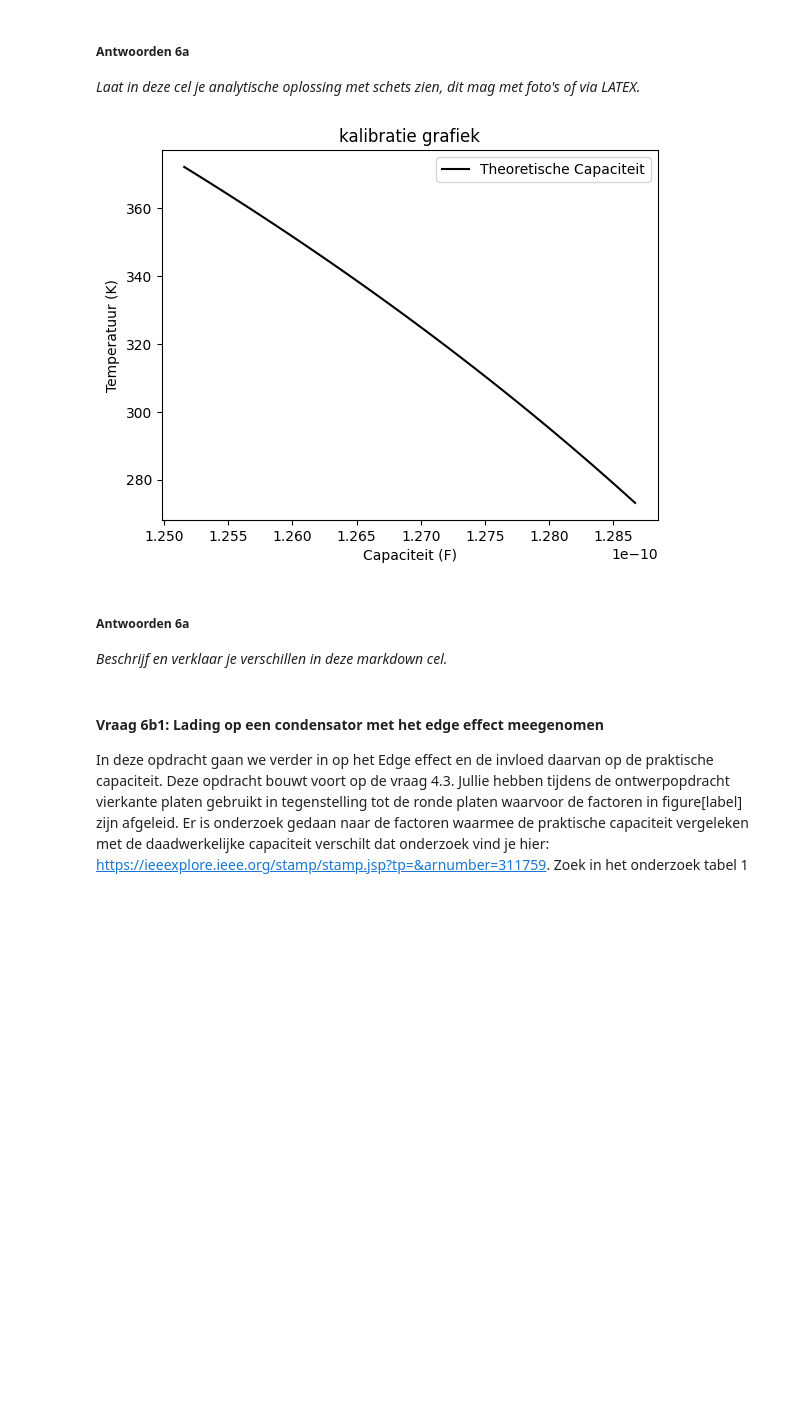
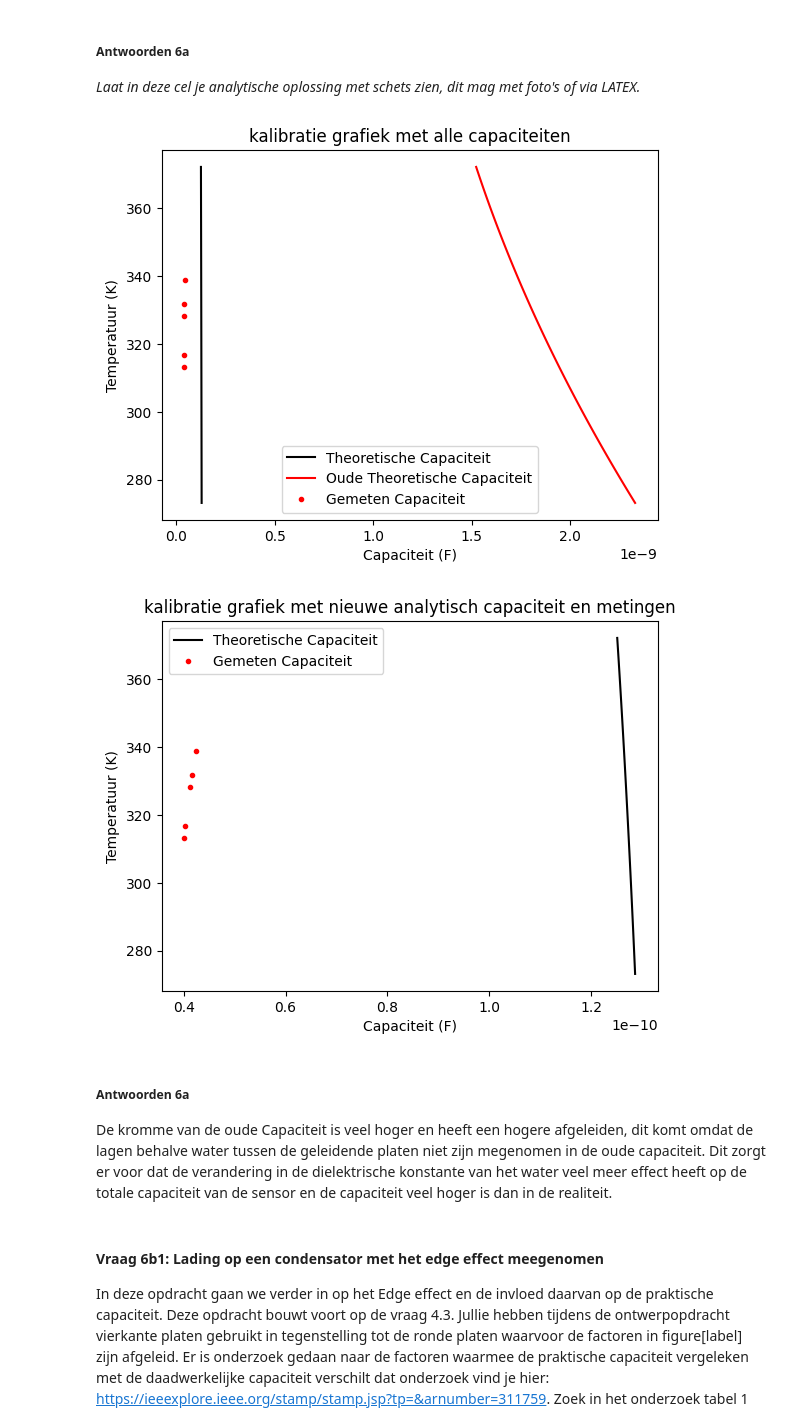
Before and after one commit to AAAGomperts/opdrachten-DEF-D, a Jupyter notebook: DigitaleOntwerpopdrachten/1CondensatorOpdracht/CondensatorOntwerpopdracht.ipynb, the cells around one changed output. Drawn from its saved outputs; the diff is of its cells as text; code cells hidden in the pictures; blank space fills up the shorter version.

```diff
--- a/DigitaleOntwerpopdrachten/1CondensatorOpdracht/CondensatorOntwerpopdracht.ipynb
+++ b/DigitaleOntwerpopdrachten/1CondensatorOpdracht/CondensatorOntwerpopdracht.ipynb
@@ -987,40 +987,57 @@ epsilon_water = epsilon_r_water_func(T) * epsilon0
 epsilon_zakje = 2.2*epsilon0
 epsilon_kurk = 20*epsilon0
 epsilon_lucht = epsilon_air
 
 A_tot = l*b
 A_kurk =  np.pi*r_kurk**2
 A_water = A_tot - 3*A_kurk
 
 C_water = vlakkeplaat(A_water, d_water, epsilon_water)
 C_zakje_water = vlakkeplaat(A_water, d_zakje, epsilon_zakje)
 C_zakje_kurk = vlakkeplaat(A_kurk, d_zakje, epsilon_zakje)
 C_lucht_water = vlakkeplaat(A_water, d_lucht, epsilon_lucht)
 C_lucht_kurk = vlakkeplaat(A_kurk, d_lucht, epsilon_lucht)
 C_kurk = vlakkeplaat(A_kurk, d_water, epsilon_kurk)
 
 C_tot_water = 1/(1/C_water + 2/C_zakje_water + 2/C_lucht_water)
 C_tot_kurk = 3/(1/C_kurk + 2/C_zakje_kurk + 2/C_lucht_kurk)
 C_tot = C_tot_kurk + C_tot_water
 
+def epsilon_water_oud(T): #deze functie is de functie die de epsilon ten opzichte van temperatuur bepaald voor water.
+    T = T - 273.15
+    epsilon = (87.740-0.40008*T + 9.398e-4*T**2)*epsilon0
+    return epsilon
+
+C_analytisch_oud = vlakkeplaat(A_tot, d_water, epsilon_water_oud(T))
+
 gemeten_C = np.array([42.5,41.6,41.3,40.3,40.1]) * 10**-12
 gemeten_T = np.array([65.6,58.7,55,43.6,40]) + 273.15
 
 ### Maak hier je plot
 plt.figure()
-plt.title("kalibratie grafiek")
+plt.title("kalibratie grafiek met alle capaciteiten")
 plt.plot(C_tot, T, "k-", label="Theoretische Capaciteit")
-#plt.plot(gemeten_C, gemeten_T, "r.", label="Gemeten Capaciteit")
+plt.plot(C_analytisch_oud, T, "r-", label="Oude Theoretische Capaciteit")
+plt.plot(gemeten_C, gemeten_T, "r.", label="Gemeten Capaciteit")
 plt.xlabel("Capaciteit (F)")
 plt.ylabel("Temperatuur (K)")
 plt.legend()
 plt.show()
+
+plt.figure()
+plt.title("kalibratie grafiek met nieuwe analytisch capaciteit en metingen")
+plt.plot(C_tot, T, "k-", label="Theoretische Capaciteit")
+plt.plot(gemeten_C, gemeten_T, "r.", label="Gemeten Capaciteit")
+plt.xlabel("Capaciteit (F)")
+plt.ylabel("Temperatuur (K)")
+plt.legend()
+plt.show()
 # %% [output]
-[figure, old version]
+[figure, new version]
+[figure, added]
 # %% [markdown]
 ##### Antwoorden 6a
-
-*Beschrijf en verklaar je verschillen in deze markdown cel.*
+De kromme van de oude Capaciteit is veel hoger en heeft een hogere afgeleiden, dit komt omdat de lagen behalve water tussen de geleidende platen niet zijn megenomen in de oude capaciteit. Dit zorgt er voor dat de verandering in de dielektrische konstante van het water veel meer effect heeft op de totale capaciteit van de sensor en de capaciteit veel hoger is dan in de realiteit.
 # %% [markdown]
 #### Vraag 6b1: Lading op een condensator met het edge effect meegenomen
 
```
